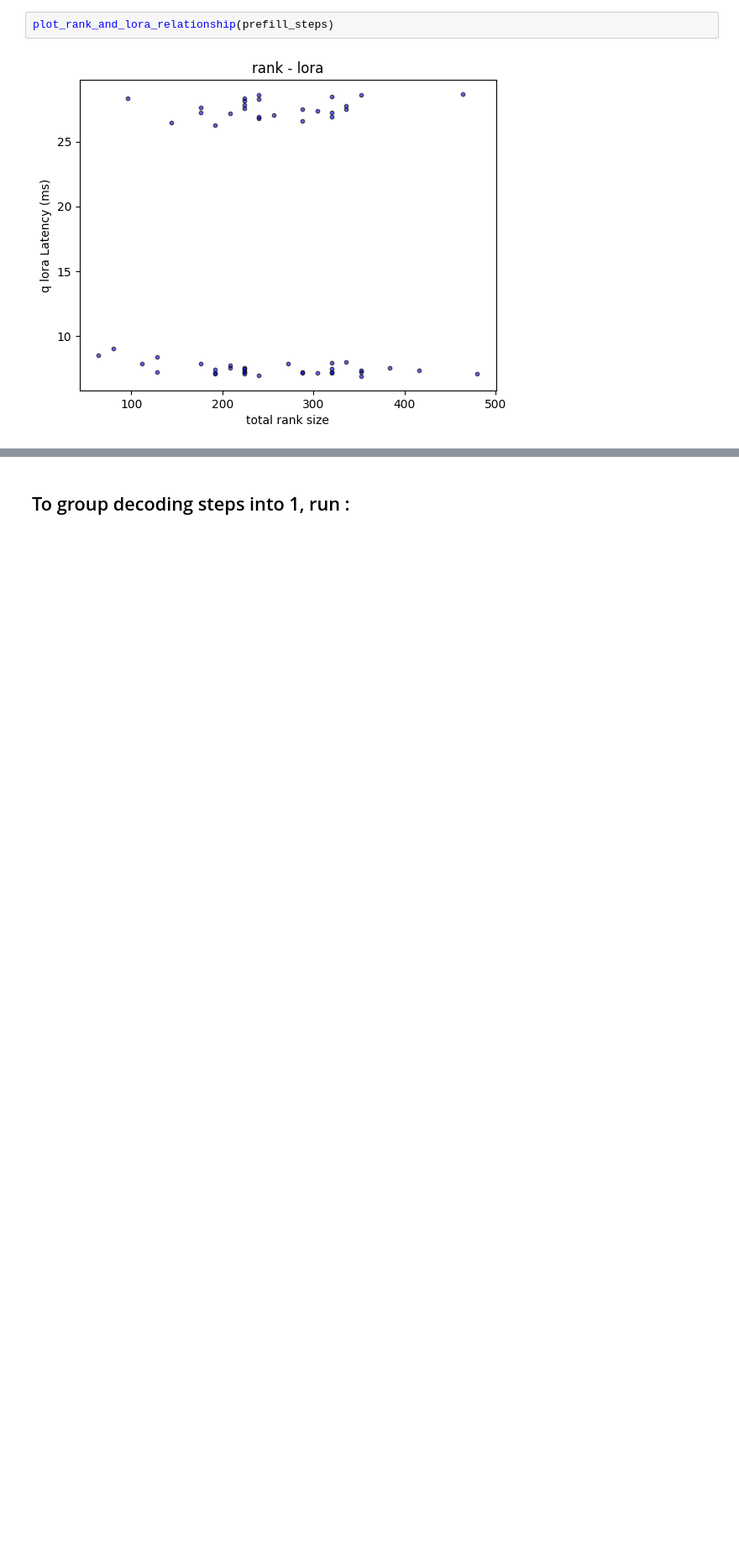
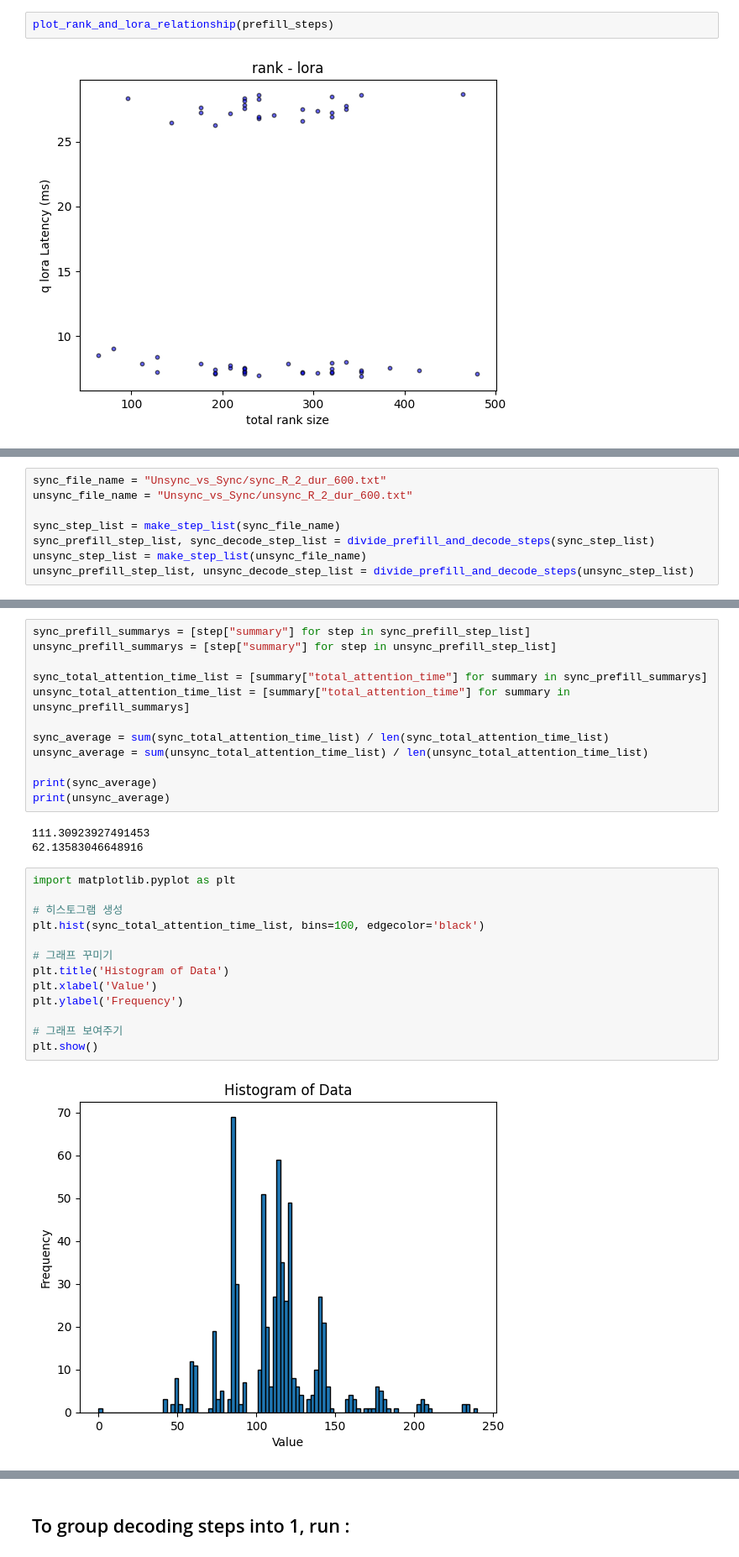
Before and after one commit to sgjeon194/S-LoRA_Analysis, a Jupyter notebook: Logs/timeDataParser.ipynb, the cells around one changed output, grey strips where cells are left out. Shown: that part at 84% size. Saved outputs shown, nothing was run; the diff lists cells and outputs as text; blank space fills up the shorter version.

```diff
--- a/Logs/timeDataParser.ipynb
+++ b/Logs/timeDataParser.ipynb
@@ -529,0 +542,8 @@ plot_rank_and_lora_relationship(prefill_steps)
+# %%
+sync_file_name = "Unsync_vs_Sync/sync_R_2_dur_600.txt"
+unsync_file_name = "Unsync_vs_Sync/unsync_R_2_dur_600.txt"
+
+sync_step_list = make_step_list(sync_file_name)
+sync_prefill_step_list, sync_decode_step_list = divide_prefill_and_decode_steps(sync_step_list)
+unsync_step_list = make_step_list(unsync_file_name)
+unsync_prefill_step_list, unsync_decode_step_list = divide_prefill_and_decode_steps(unsync_step_list)
@@ -529,0 +559,30 @@ plot_rank_and_lora_relationship(prefill_steps)
+# %%
+sync_prefill_summarys = [step["summary"] for step in sync_prefill_step_list]
+unsync_prefill_summarys = [step["summary"] for step in unsync_prefill_step_list]
+
+sync_total_attention_time_list = [summary["total_attention_time"] for summary in sync_prefill_summarys]
+unsync_total_attention_time_list = [summary["total_attention_time"] for summary in unsync_prefill_summarys]
+
+sync_average = sum(sync_total_attention_time_list) / len(sync_total_attention_time_list)
+unsync_average = sum(unsync_total_attention_time_list) / len(unsync_total_attention_time_list)
+
+print(sync_average)
+print(unsync_average)
+# %% [output]
+111.30923927491453
+62.13583046648916
+# %%
+import matplotlib.pyplot as plt
+
+# 히스토그램 생성
+plt.hist(sync_total_attention_time_list, bins=100, edgecolor='black')
+
+# 그래프 꾸미기
+plt.title('Histogram of Data')
+plt.xlabel('Value')
+plt.ylabel('Frequency')
+
+# 그래프 보여주기
+plt.show()
+# %% [output]
+[figure, added]
```
Also changed, not shown: parts of 13 cells of this notebook.
